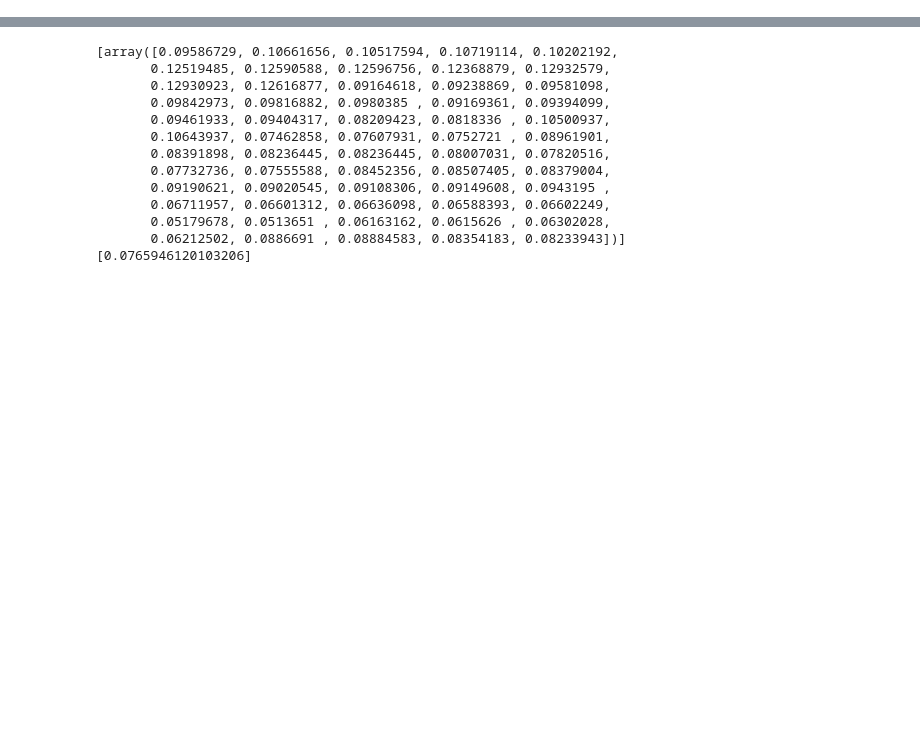
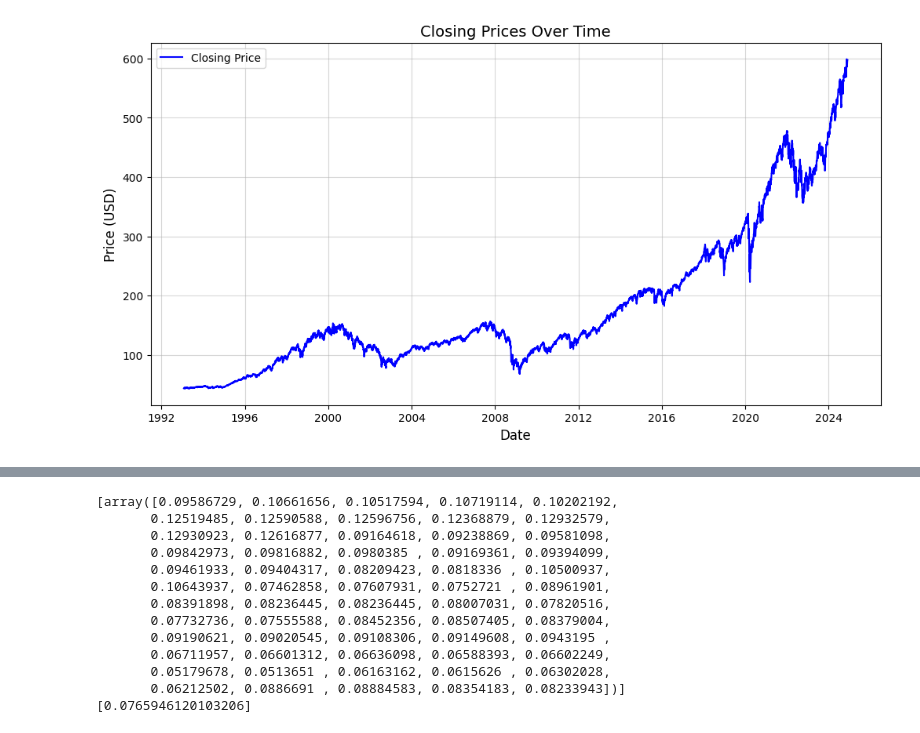
Before and after one commit to HamedFarahani89/Deep-Learning-for-Volatility-Prediction, a Jupyter notebook: SPY_DNN.ipynb, the cells around one changed output, grey strips where cells are left out. Drawn from its saved outputs; the diff is of its cells as text; code cells hidden in the pictures; blank space fills up the shorter version.

```diff
--- a/SPY_DNN.ipynb
+++ b/SPY_DNN.ipynb
@@ -44,0 +53,15 @@ dtype: float64
+# %%
+# Import necessary libraries
+import matplotlib.pyplot as plt
+
+# Plot the closing price
+plt.figure(figsize=(12, 6))
+plt.plot(df['Close'], label='Closing Price', color='blue', linewidth=1.5)
+plt.title('Closing Prices Over Time', fontsize=14)
+plt.xlabel('Date', fontsize=12)
+plt.ylabel('Price (USD)', fontsize=12)
+plt.legend(loc='upper left')
+plt.grid(alpha=0.5)
+plt.show()
+# %% [output]
+[figure, added]
```
Also changed, not shown: parts of 24 cells of this notebook.
